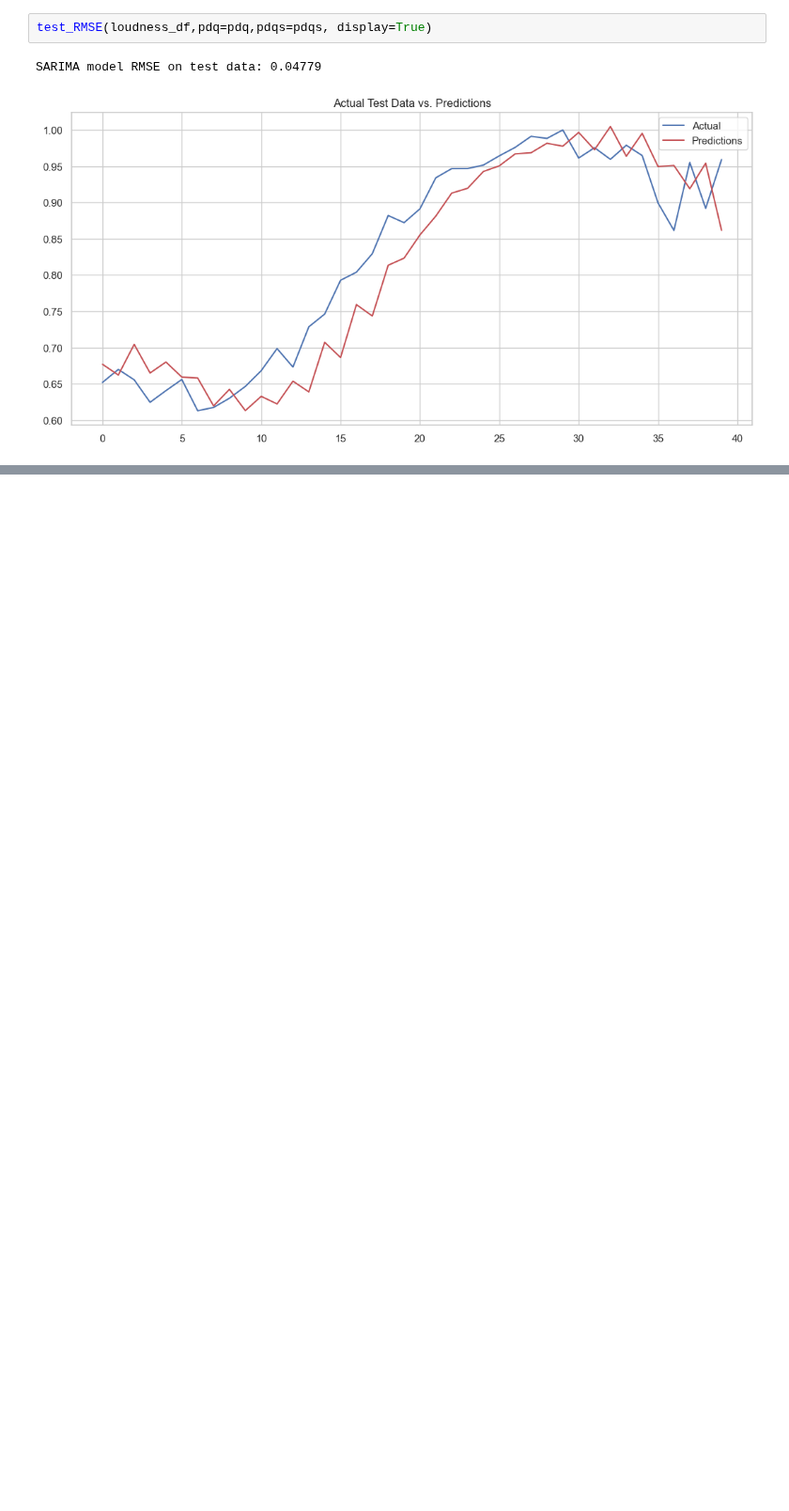
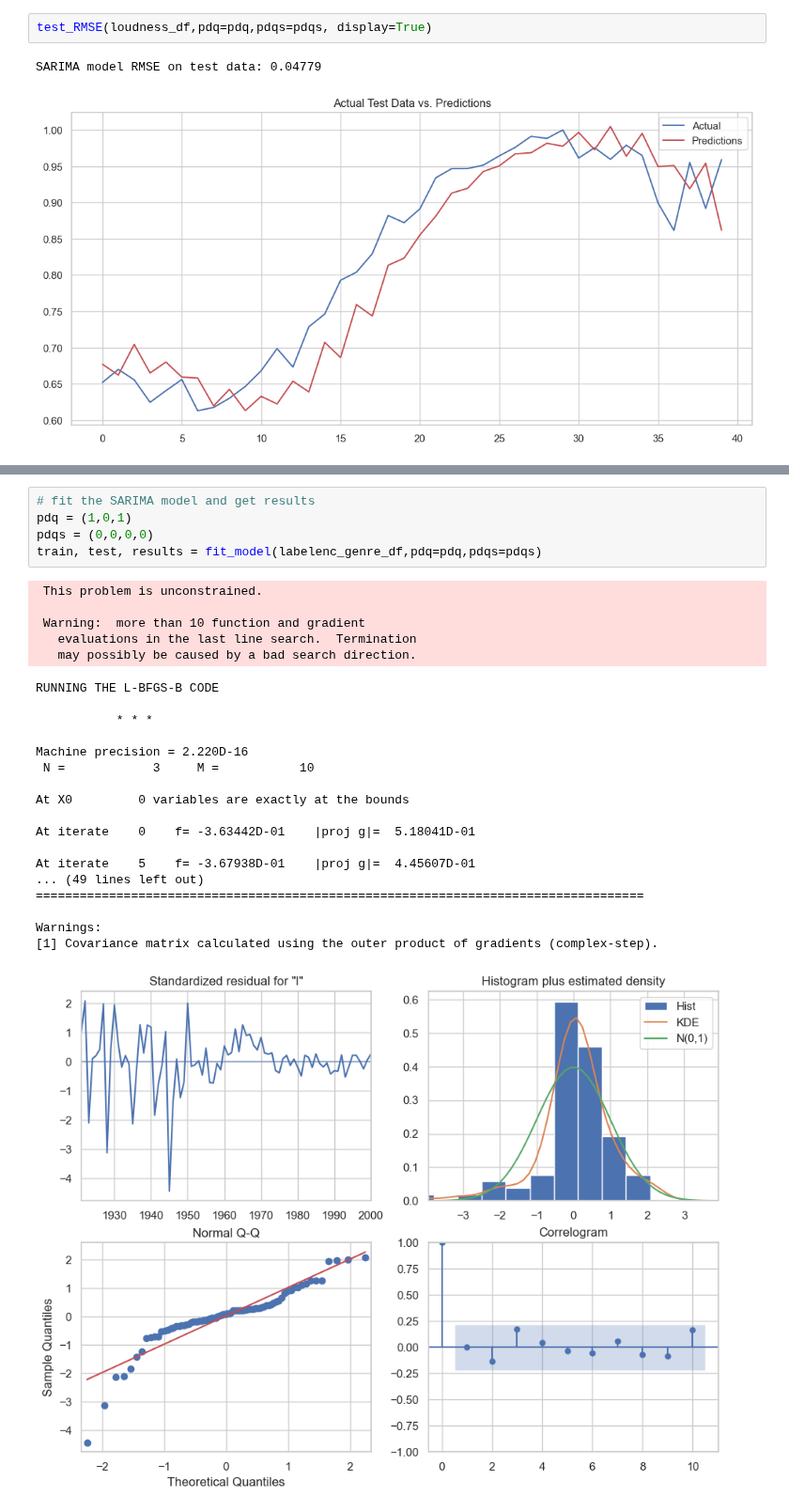
Before and after one commit to moraditya/spotify-time-series, a Jupyter notebook: models/spotify-time-series-ARIMA-LSTM.ipynb, the cells around one changed output, grey strips where cells are left out. Shown at 94% size. Drawn from its saved outputs; the diff is of its cells as text; blank space fills up the shorter version.

Commit message:
Ran the auto_arima for labelenc_genre features, got the best parameters, fit the SARIMA model, computed the train and test RMSEs, and forecasted the model for the next 10 years

```diff
--- a/models/spotify-time-series-ARIMA-LSTM.ipynb
+++ b/models/spotify-time-series-ARIMA-LSTM.ipynb
@@ -773,0 +799,29 @@ Total expected increase in prevalence in 9 year: 558.7493413404529%
+# %%
+# fit the SARIMA model and get results
+pdq = (1,0,1)
+pdqs = (0,0,0,0)
+train, test, results = fit_model(labelenc_genre_df,pdq=pdq,pdqs=pdqs)
+# %% [output]
+ This problem is unconstrained.
+
+ Warning:  more than 10 function and gradient
+   evaluations in the last line search.  Termination
+   may possibly be caused by a bad search direction.
+RUNNING THE L-BFGS-B CODE
+
+           * * *
+
+Machine precision = 2.220D-16
+ N =            3     M =           10
+
+At X0         0 variables are exactly at the bounds
+
+At iterate    0    f= -3.63442D-01    |proj g|=  5.18041D-01
+
+At iterate    5    f= -3.67938D-01    |proj g|=  4.45607D-01
+... (49 lines left out)
+===================================================================================
+
+Warnings:
+[1] Covariance matrix calculated using the outer product of gradients (complex-step).
+[figure, added]
```
Also changed, not shown: parts of 6 cells of this notebook.
